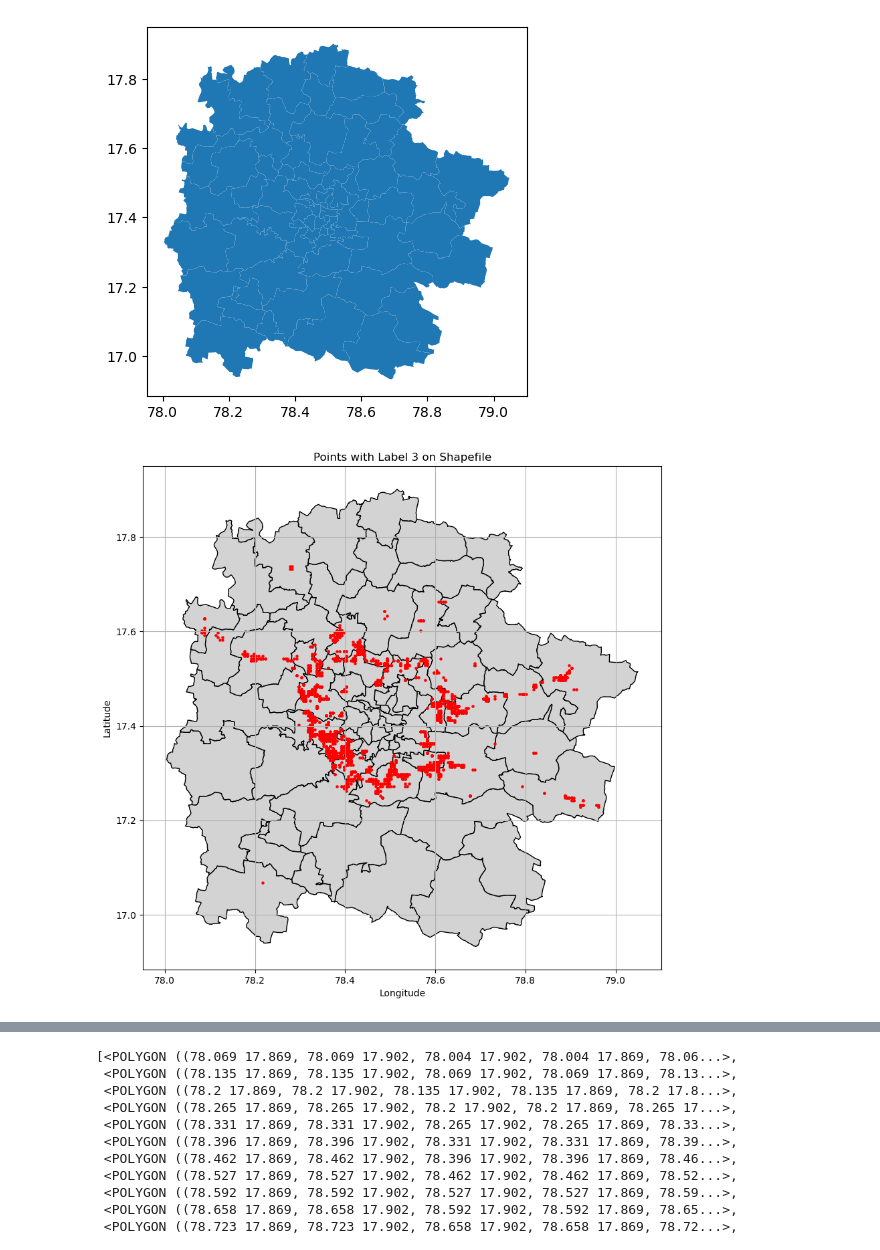
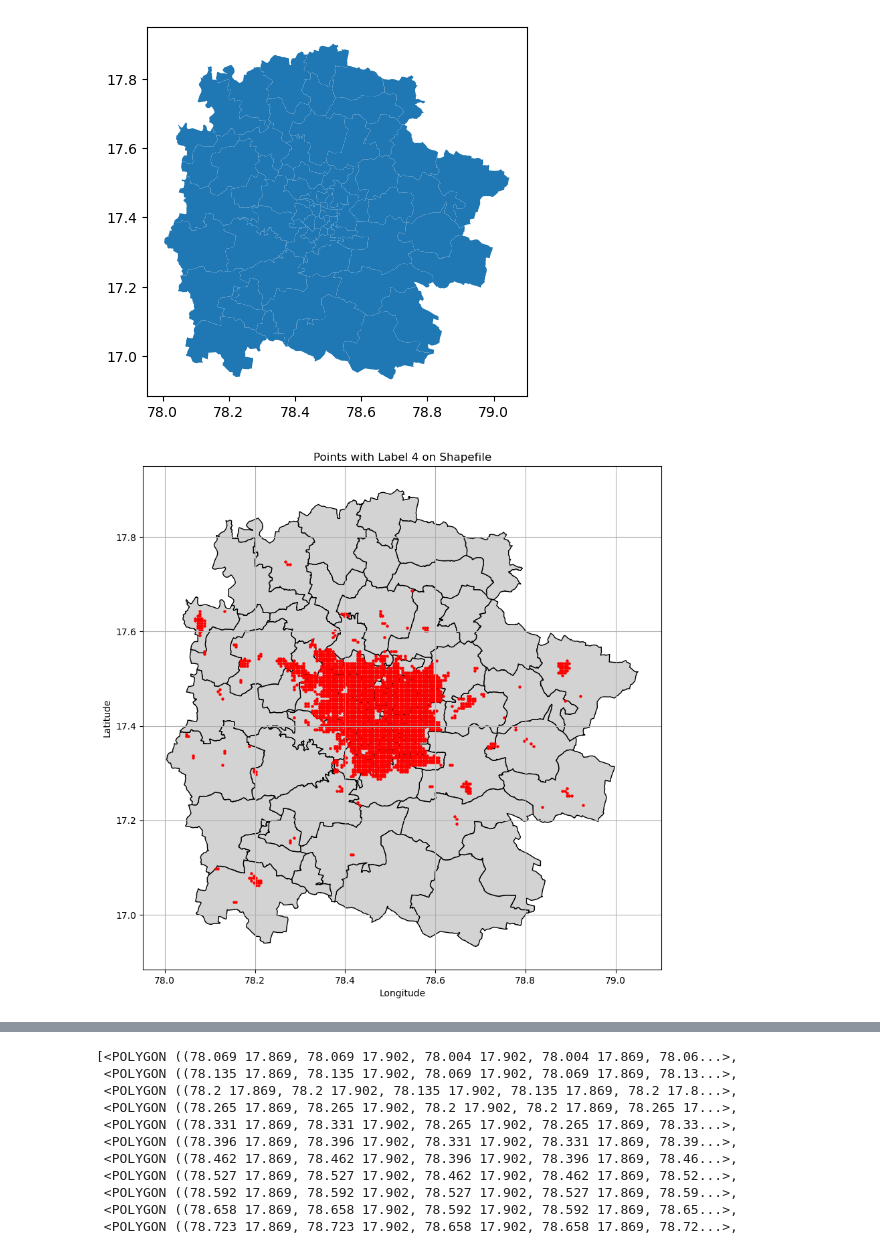
Before and after one commit to Rishi-Bharadwaj/air_pollution_correlation, a Jupyter notebook: try_points.ipynb, the cells around one changed output, grey strips where cells are left out. Cells and saved outputs as stored; diff of their text form; code cells hidden in the pictures.

Commit message:
got label 4 points

```diff
--- a/try_points.ipynb
+++ b/try_points.ipynb
@@ -7,7 +7,7 @@ import rasterio
 from matplotlib.patches import Rectangle
 from shapely.geometry import box, Point
 # %%
-df=pd.read_csv(r"C:\Users\rishi\ml_projects\climate\lat_lon_label_3_points.csv")
+df=pd.read_csv(r"C:\Users\rishi\ml_projects\climate\lat_long_label_4_points.csv")
 df
 # %% [output]
 |  | LAT | LON |
@@ -39,22 +39,22 @@ gdf_points = gpd.GeoDataFrame(
 # %%
 fig, ax = plt.subplots(figsize=(10, 10))
 
 # Plot the shapefile (base map)
 gdf.plot(ax=ax, color='lightgrey', edgecolor='black')
 
 # Plot the points on top of the shapefile
 gdf_points.plot(ax=ax, color='red', markersize=5)
 
 # Customize plot
-plt.title("Points with Label 3 on Shapefile")
+plt.title("Points with Label 4 on Shapefile")
 plt.xlabel("Longitude")
 plt.ylabel("Latitude")
 plt.grid(True)
 
 # Show plot
 plt.show()
 # %% [output]
-[figure, old version]
+[figure, new version]
 # %%
 tiff_path = r'C:\Users\rishi\ml_projects\climate\Notebooks\data\HCHO\3945cee2f635794be3a53294f245b6de\response.tiff'
 with rasterio.open(tiff_path) as src:
```
Also changed, not shown: parts of 3 cells of this notebook, 3 other files.
